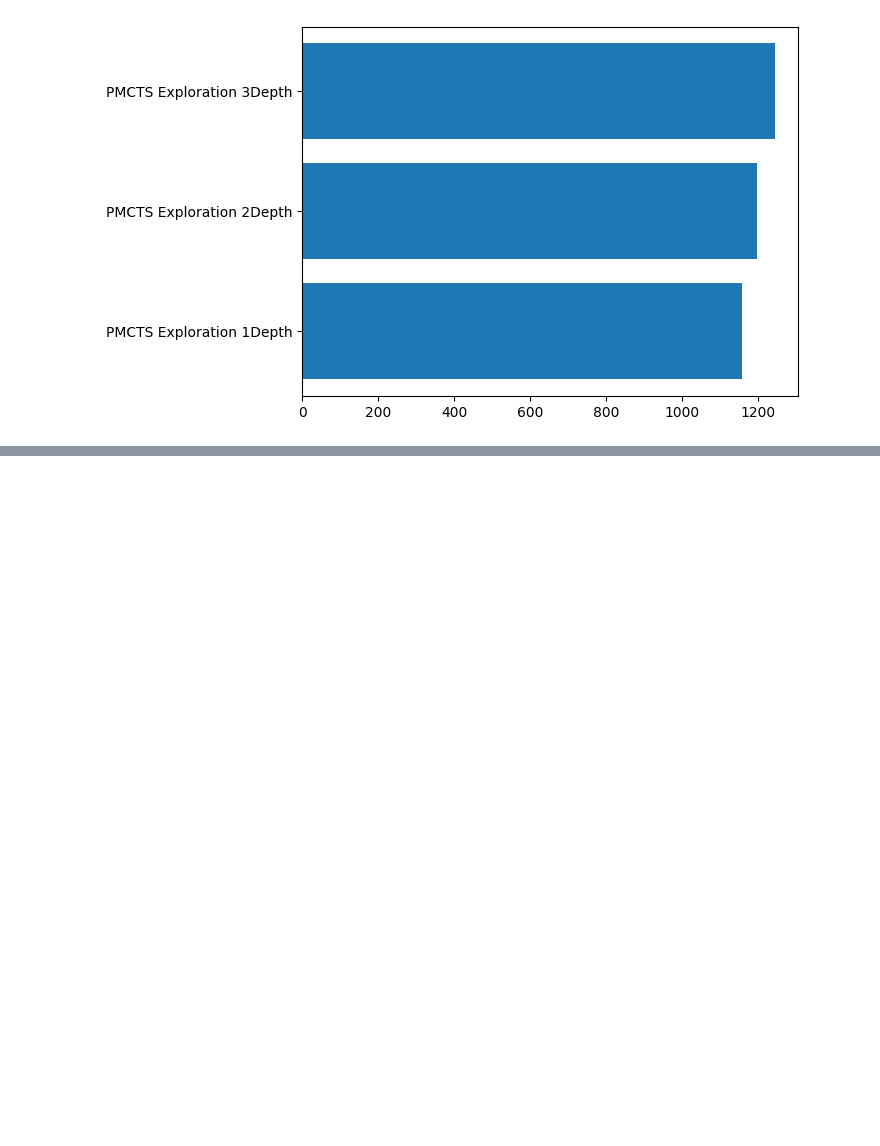
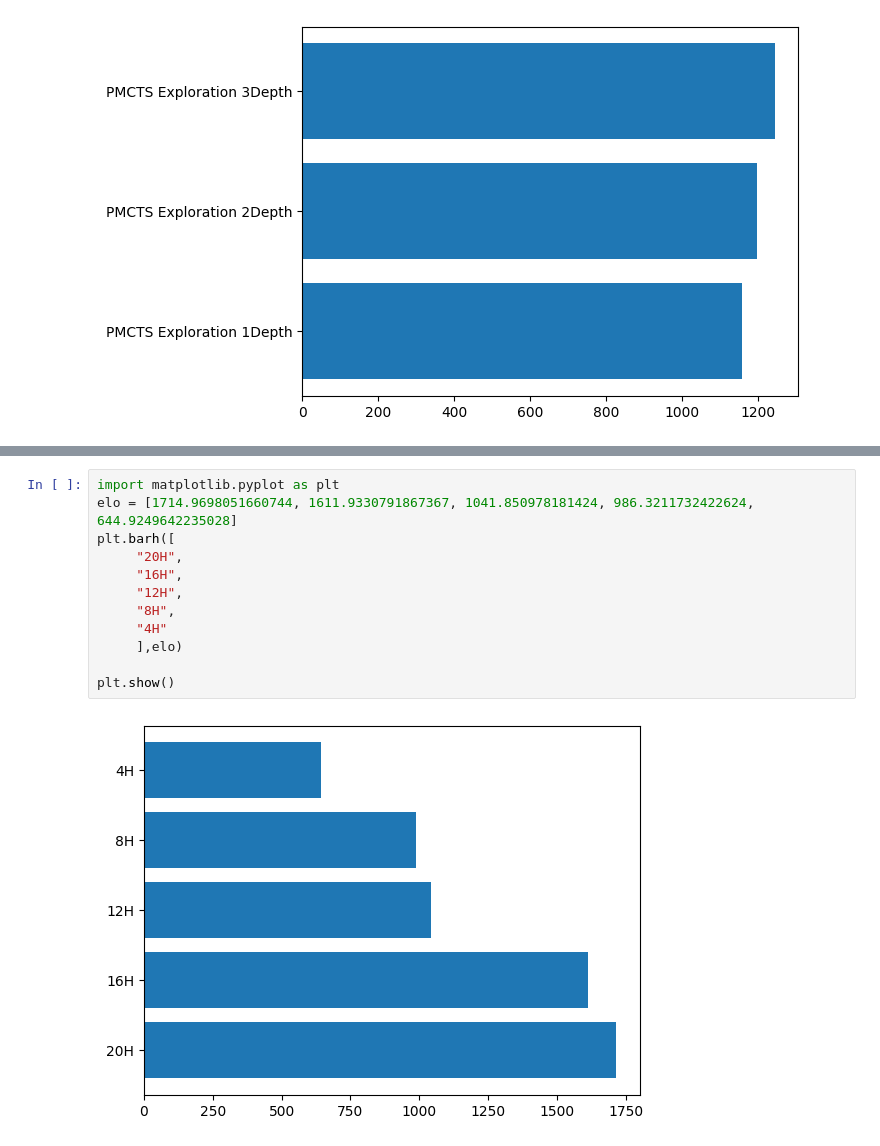
Before and after one commit to ewilipsic/othello, a Jupyter notebook: elo.ipynb, the cells around one changed output, grey strips where cells are left out. Saved outputs shown, nothing was run; the diff lists cells and outputs as text; blank space fills up the shorter version.

```diff
--- a/elo.ipynb
+++ b/elo.ipynb
@@ -181,3 +181,17 @@ plt.show()
 ....................[1495.5961570486768, 1525.8427196184612, 1128.179154007179, 1036.0014852126083, 814.3804841130749]
 ....................[1714.9698051660744, 1611.9330791867367, 1041.850978181424, 986.3211732422624, 644.9249642235028]
 [figure]
+# %%
+import matplotlib.pyplot as plt
+elo = [1714.9698051660744, 1611.9330791867367, 1041.850978181424, 986.3211732422624, 644.9249642235028]
+plt.barh([
+     "20H",
+     "16H",
+     "12H",
+     "8H",
+     "4H"
+     ],elo)
+
+plt.show()
+# %% [output]
+[figure, added]
```
Also changed, not shown: parts of 1 cell of this notebook, 5 other files.
